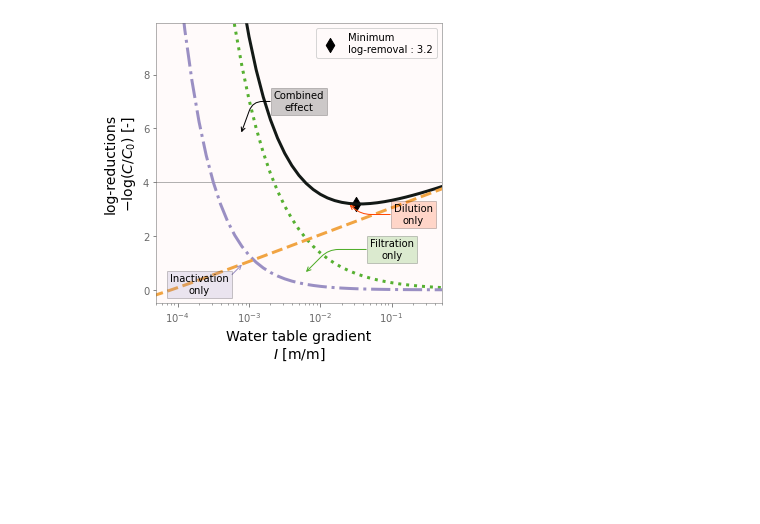
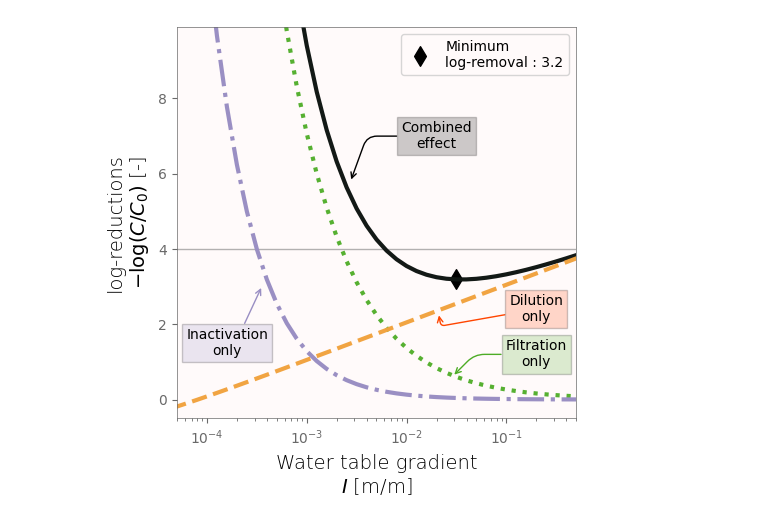
Before and after one commit to edsaac/bioparticle, a Jupyter notebook: notebooks/Concepts/Dec2022Review/Sweetpoint.ipynb, the cells around one changed output. Drawn from its saved outputs; the diff is of its cells as text; code cells hidden in the pictures; blank space fills up the shorter version.

```diff
--- a/notebooks/Concepts/Dec2022Review/Sweetpoint.ipynb
+++ b/notebooks/Concepts/Dec2022Review/Sweetpoint.ipynb
@@ -153,7 +157,8 @@ Ce = {
 # %%
 import matplotlib.colors as colors
 import matplotlib.ticker as ticker
-plt.style.use(f'/home/edsaa/Repositories/ReactiveBiomass/misc/edwin.mplstyle')
+#plt.style.use(f'/home/edsaa/Repositories/ReactiveBiomass/misc/edwin.mplstyle')
+plt.style.use(f'/home/edsaac/Repos/ReactiveBiomass/misc/edwin.mplstyle')
 # %%
 with open("results.pkl", 'rb') as f:
     results_pflotran = pickle.load(f)
@@ -176,58 +181,58 @@ ax.plot(I, -np.log10(Ce["Dilution"]),
 ax.set_xscale('log')
 ax.set(xlim=(5.0E-5,5.0E-1),ylim=(-0.5,9.9))
 
+ax.annotate('Combined\neffect',
+    xy=(2.5E-3, 5.5),
+    xytext=(2e-2, 7.0), xycoords='data',
+    fontsize=10, ha='center', va='center',
+    bbox=dict(boxstyle='square', fc='black',alpha=0.20),
+    arrowprops=dict(arrowstyle="->",
+            shrinkA=0, shrinkB=10,
+            connectionstyle="angle,angleA=0,angleB=70,rad=10"))
+
+ax.annotate('Inactivation\nonly',
+    xy=(4E-4, 3.3),
+    xytext=(1.6e-4, 1.5), xycoords='data',
+    fontsize=10, ha='center', va='center',
+    bbox=dict(boxstyle='square', fc='#998ec3',alpha=0.20),
+    arrowprops=dict(arrowstyle="->",
+            shrinkA=0, shrinkB=10, ec='#998ec3',
+            connectionstyle="angle,angleA=0,angleB=65,rad=10"))
+
 ax.annotate('Filtration\nonly',
-    xy=(5E-3, 0.4),
-    xytext=(1e-1, 1.5), xycoords='data',
+    xy=(2.4E-2, 0.4),
+    xytext=(2e-1, 1.2), xycoords='data',
     fontsize=10, ha='center', va='center',
     bbox=dict(boxstyle='square', fc='#4dac26',alpha=0.20),
     arrowprops=dict(arrowstyle="->",
             shrinkA=0, shrinkB=10, ec="#4dac26",
             connectionstyle="angle,angleA=0,angleB=45,rad=10"))
 
-ax.annotate('Inactivation\nonly',
-    xy=(1E-3, 1.2),
-    xytext=(2e-4, 0.2), xycoords='data',
-    fontsize=10, ha='center', va='center',
-    bbox=dict(boxstyle='square', fc='#998ec3',alpha=0.20),
-    arrowprops=dict(arrowstyle="->",
-            shrinkA=0, shrinkB=10, ec='#998ec3',
-            connectionstyle="angle,angleA=0,angleB=45,rad=10"))
-
 ax.annotate('Dilution\nonly',
-    xy=(2E-2, 3.4),
-    xytext=(2e-1, 2.8), xycoords='data',
+    xy=(2.0E-2, 2.6),
+    xytext=(2e-1, 2.4), xycoords='data',
     fontsize=10, ha='center', va='center',
     bbox=dict(boxstyle='square', fc='orangered',alpha=0.20),
     arrowprops=dict(arrowstyle="->",
             shrinkA=0, shrinkB=10, ec='orangered',
-            connectionstyle="angle,angleA=0,angleB=140,rad=10"))
-
-ax.annotate('Combined\neffect',
-    xy=(0.7E-3, 5.5),
-    xytext=(5e-3, 7.0), xycoords='data',
-    fontsize=10, ha='center', va='center',
-    bbox=dict(boxstyle='square', fc='black',alpha=0.20),
-    arrowprops=dict(arrowstyle="->",
-            shrinkA=0, shrinkB=10,
-            connectionstyle="angle,angleA=0,angleB=70,rad=10"))
+            connectionstyle="angle,angleA=10,angleB=100,rad=4"))
 
 ax.set_xlabel("Water table gradient\n$I$ [m/m]")
 ax.set_ylabel("log-reductions\n$-\log(C/C_0)$ [-]")
 ax.spines.top.set_visible(True)
 
 Imin, Cemin = I[np.argmax(Ce["Combined"])], -np.log10(Ce["Combined"].max())
 
 ax.scatter(Imin,Cemin, s=100, marker="d",
     label=f"Minimum\nlog-removal : {Cemin:.1f}")
 
 ax.axhline(y=4.0, alpha=0.60, c="gray", lw=1.0, zorder=1)
 ax.legend(fontsize=10)
 fig.tight_layout()
 plt.savefig("Figures/SweetpointAllConsidered.pdf")
 plt.show()
 # %% [output]
-[figure, old version]
+[figure, new version]
 # %%
 fig, ax = plt.subplots(1,1,figsize=(5,5))
 
```
Also changed, not shown: parts of 2 cells of this notebook, 1 other file.
